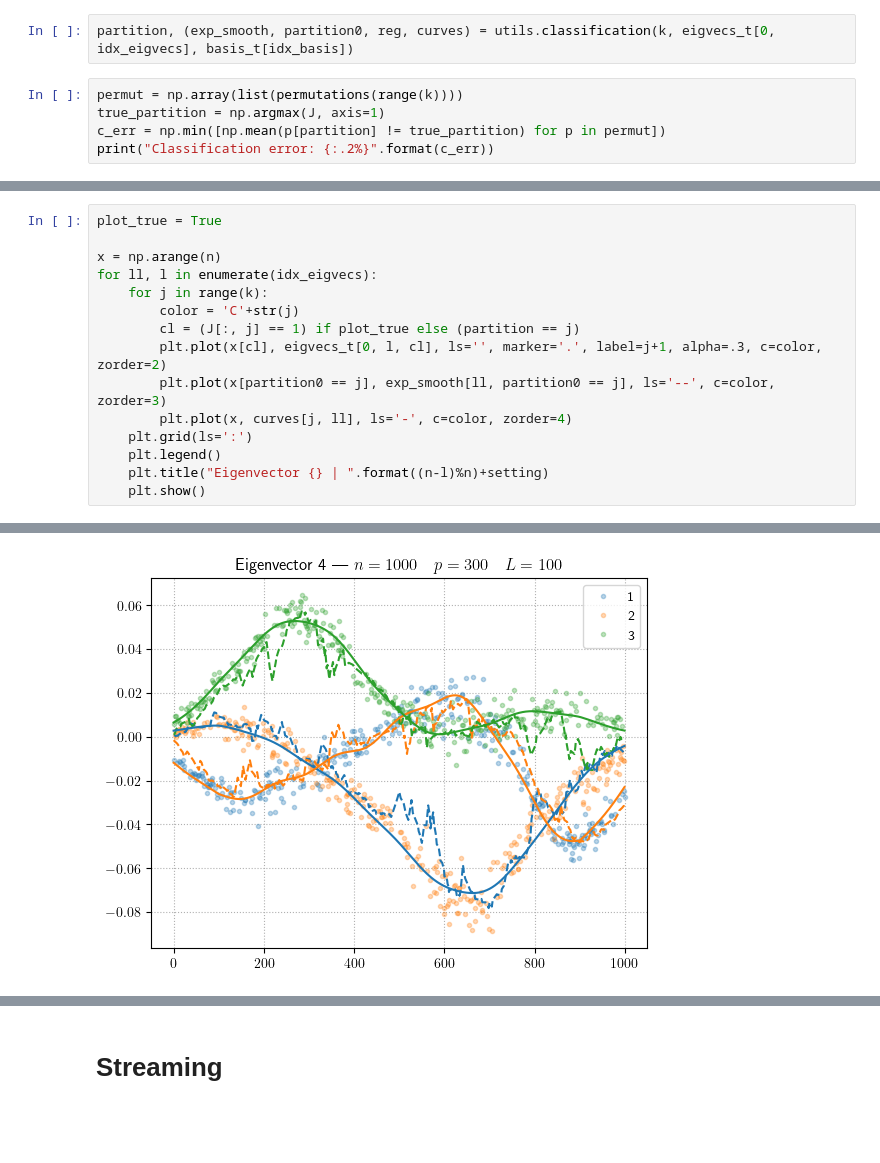
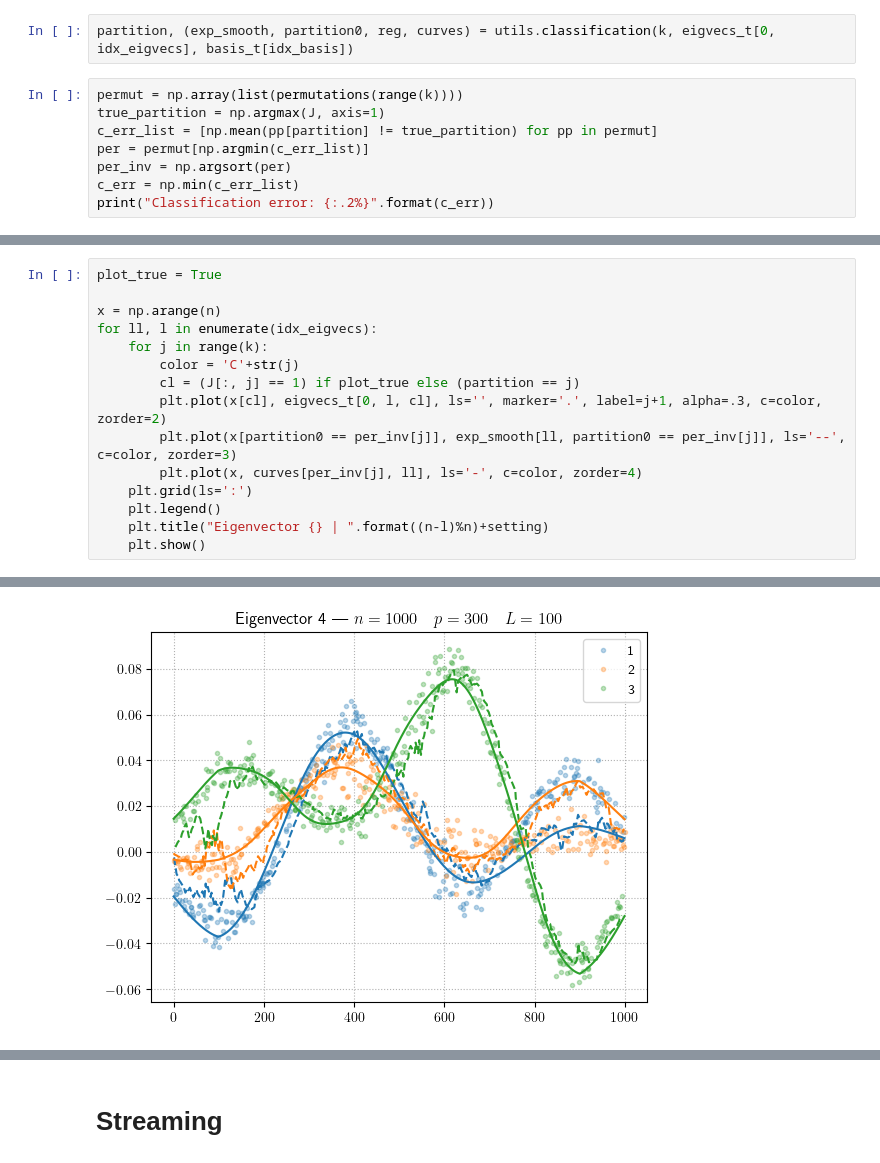
Before and after one commit to HugoLebeau/online_learning, a Jupyter notebook: Toeplitz puncturing.ipynb, the cells around one changed output, grey strips where cells are left out. Saved outputs shown, nothing was run; the diff lists cells and outputs as text; blank space fills up the shorter version.

```diff
--- a/Toeplitz puncturing.ipynb
+++ b/Toeplitz puncturing.ipynb
@@ -170,6 +170,9 @@ partition, (exp_smooth, partition0, reg, curves) = utils.classification(k, eigve
 # %%
 permut = np.array(list(permutations(range(k))))
 true_partition = np.argmax(J, axis=1)
-c_err = np.min([np.mean(p[partition] != true_partition) for p in permut])
+c_err_list = [np.mean(pp[partition] != true_partition) for pp in permut]
+per = permut[np.argmin(c_err_list)]
+per_inv = np.argsort(per)
+c_err = np.min(c_err_list)
 print("Classification error: {:.2%}".format(c_err))
 # %% [output]
@@ -196,8 +199,8 @@ for ll, l in enumerate(idx_eigvecs):
         color = 'C'+str(j)
         cl = (J[:, j] == 1) if plot_true else (partition == j)
         plt.plot(x[cl], eigvecs_t[0, l, cl], ls='', marker='.', label=j+1, alpha=.3, c=color, zorder=2)
-        plt.plot(x[partition0 == j], exp_smooth[ll, partition0 == j], ls='--', c=color, zorder=3)
-        plt.plot(x, curves[j, ll], ls='-', c=color, zorder=4)
+        plt.plot(x[partition0 == per_inv[j]], exp_smooth[ll, partition0 == per_inv[j]], ls='--', c=color, zorder=3)
+        plt.plot(x, curves[per_inv[j], ll], ls='-', c=color, zorder=4)
     plt.grid(ls=':')
     plt.legend()
     plt.title("Eigenvector {} | ".format((n-l)%n)+setting)
@@ -209 +212 @@ for ll, l in enumerate(idx_eigvecs):
-[figure, old version]
+[figure, new version]
```
Also changed, not shown: parts of 18 cells of this notebook.
